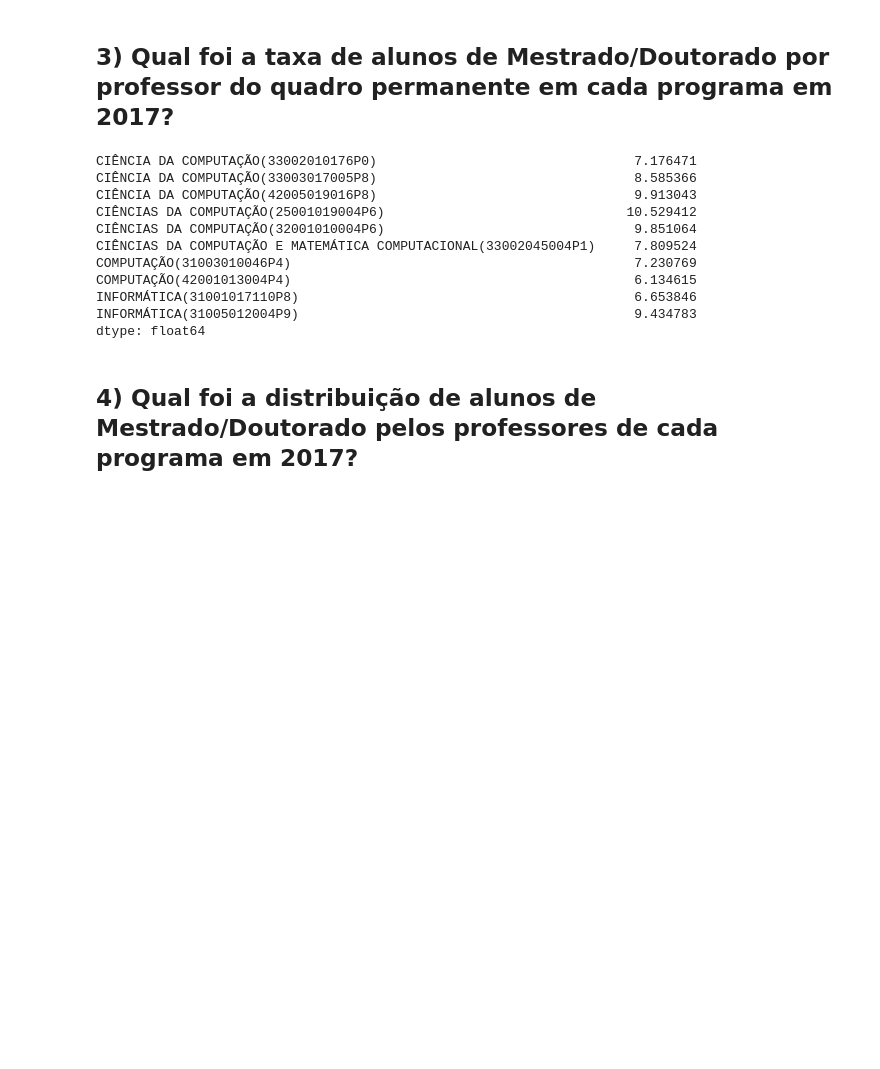
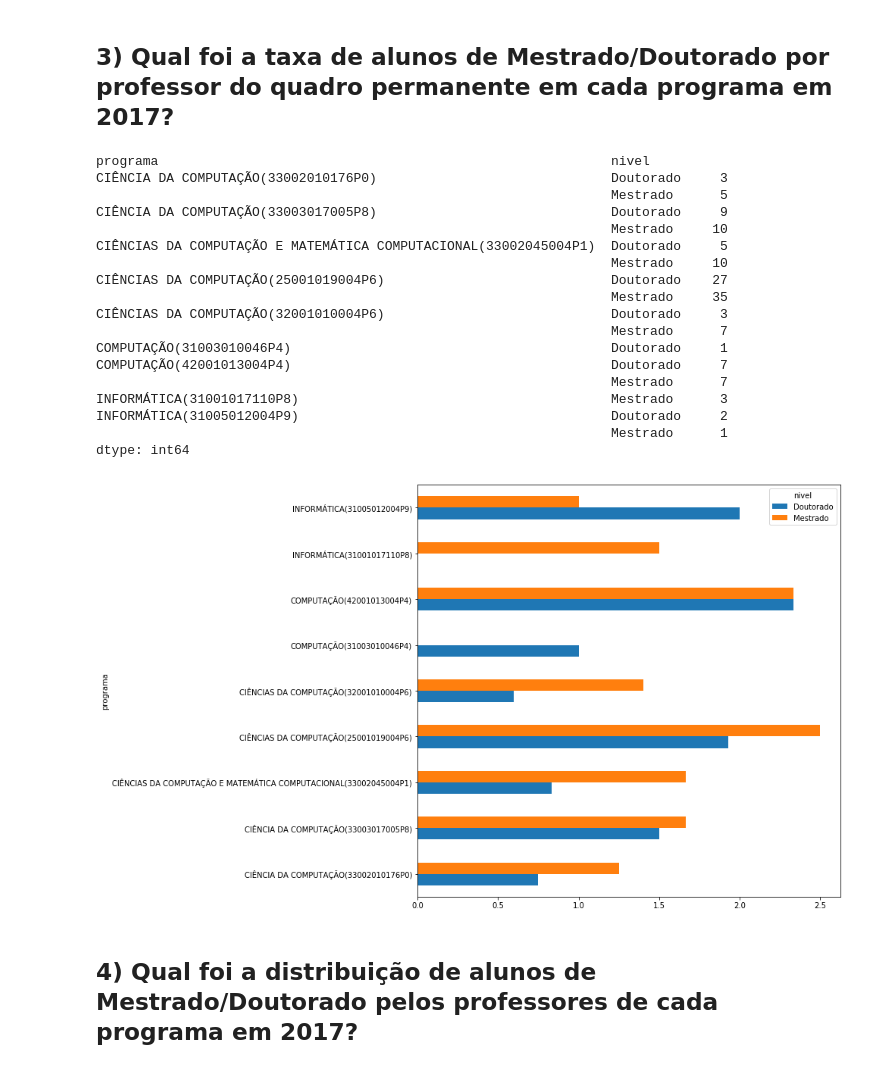
Before and after one commit to leotok/INF1032, a Jupyter notebook: T1-1.ipynb, the cells around one changed output. Drawn from its saved outputs; the diff is of its cells as text; code cells hidden in the pictures; blank space fills up the shorter version.

```diff
--- a/T1-1.ipynb
+++ b/T1-1.ipynb
@@ -124,33 +117,38 @@ dtype: int64
 # %% [markdown]
 ## 3) Qual foi a taxa de alunos de Mestrado/Doutorado por professor do quadro permanente em cada programa em 2017?
-# %%
-import numpy as np
-
-programs = ['CIÊNCIA DA COMPUTAÇÃO(33002010176P0)', 'CIÊNCIA DA COMPUTAÇÃO(33003017005P8)', 'CIÊNCIA DA COMPUTAÇÃO(42005019016P8)'
-           ,'CIÊNCIAS DA COMPUTAÇÃO(25001019004P6)', 'CIÊNCIAS DA COMPUTAÇÃO(32001010004P6)', 'CIÊNCIAS DA COMPUTAÇÃO E MATEMÁTICA COMPUTACIONAL(33002045004P1)'
-           , 'COMPUTAÇÃO(31003010046P4)', 'COMPUTAÇÃO(42001013004P4)', 'INFORMÁTICA(31001017110P8)', 'INFORMÁTICA(31005012004P9)']
-
-dd_aux = dd_1_ndupl.loc[dd_1_ndupl['categoria'] == 'PERMANENTE', dd.columns]
-prof = dd_aux.groupby(['programa']).size()
-alunos = discentes_programa
-profAlu = pd.Series()
-
-for program in programs:
-    profAlu[program] = alunos[program]/prof[program]
-
-profAlu
-# %% [output]
-CIÊNCIA DA COMPUTAÇÃO(33002010176P0)                                 7.176471
-CIÊNCIA DA COMPUTAÇÃO(33003017005P8)                                 8.585366
-CIÊNCIA DA COMPUTAÇÃO(42005019016P8)                                 9.913043
-CIÊNCIAS DA COMPUTAÇÃO(25001019004P6)                               10.529412
-CIÊNCIAS DA COMPUTAÇÃO(32001010004P6)                                9.851064
-CIÊNCIAS DA COMPUTAÇÃO E MATEMÁTICA COMPUTACIONAL(33002045004P1)     7.809524
-COMPUTAÇÃO(31003010046P4)                                            7.230769
-COMPUTAÇÃO(42001013004P4)                                            6.134615
-INFORMÁTICA(31001017110P8)                                           6.653846
-INFORMÁTICA(31005012004P9)                                           9.434783
-dtype: float64
+# %%
+programas = doscentes_discentes.programa.unique()
+doscentes_discentes_pos = doscentes_discentes.loc[
+    (doscentes_discentes['nivel'] != 'Graduação') &
+    (doscentes_discentes['categoria'] != 'PERMANENTE')
+    , doscentes_discentes.columns]
+
+discentes_por_programa = doscentes_discentes_pos.groupby(['programa', 'nivel']).size()
+
+taxa_alunos_por_professor_programa = discentes_por_programa / doscentes_por_programa
+
+taxa_alunos_por_professor_programa.unstack('nivel').plot.barh(figsize=(10,10))
+discentes_por_programa
+# %% [output]
+programa                                                          nivel
+CIÊNCIA DA COMPUTAÇÃO(33002010176P0)                              Doutorado     3
+                                                                  Mestrado      5
+CIÊNCIA DA COMPUTAÇÃO(33003017005P8)                              Doutorado     9
+                                                                  Mestrado     10
+CIÊNCIAS DA COMPUTAÇÃO E MATEMÁTICA COMPUTACIONAL(33002045004P1)  Doutorado     5
+                                                                  Mestrado     10
+CIÊNCIAS DA COMPUTAÇÃO(25001019004P6)                             Doutorado    27
+                                                                  Mestrado     35
+CIÊNCIAS DA COMPUTAÇÃO(32001010004P6)                             Doutorado     3
+                                                                  Mestrado      7
+COMPUTAÇÃO(31003010046P4)                                         Doutorado     1
+COMPUTAÇÃO(42001013004P4)                                         Doutorado     7
+                                                                  Mestrado      7
+INFORMÁTICA(31001017110P8)                                        Mestrado      3
+INFORMÁTICA(31005012004P9)                                        Doutorado     2
+                                                                  Mestrado      1
+dtype: int64
+[figure, added]
 # %% [markdown]
 ## 4) Qual foi a distribuição de alunos de Mestrado/Doutorado pelos professores de cada programa em 2017?
 # %%
```
Also changed, not shown: parts of 6 cells of this notebook.
